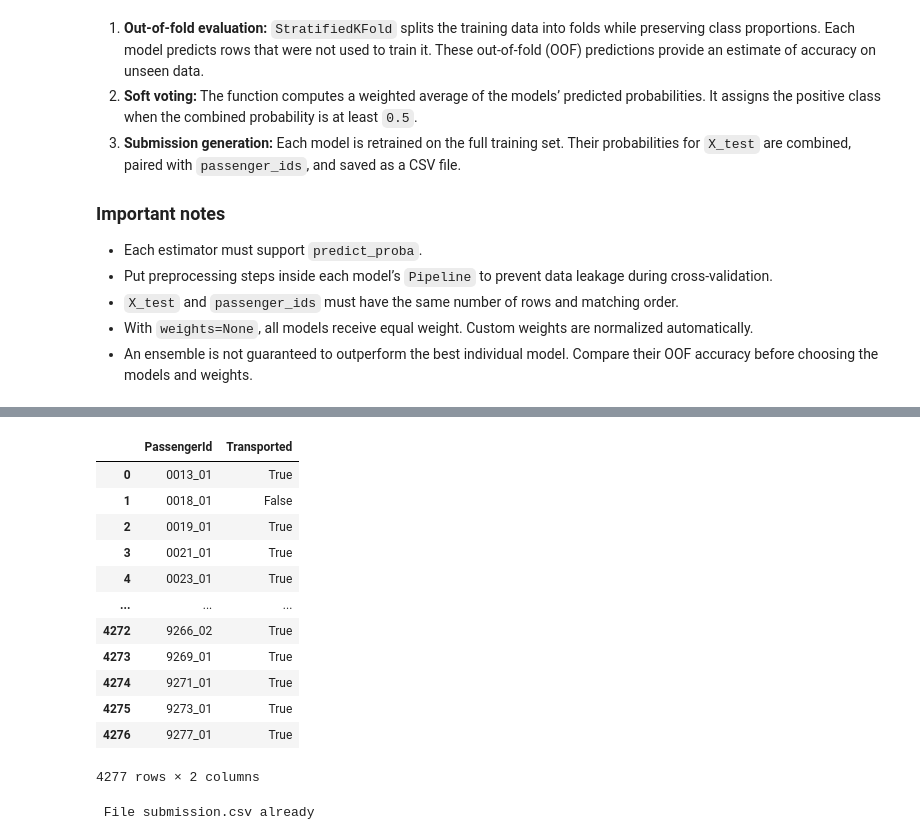
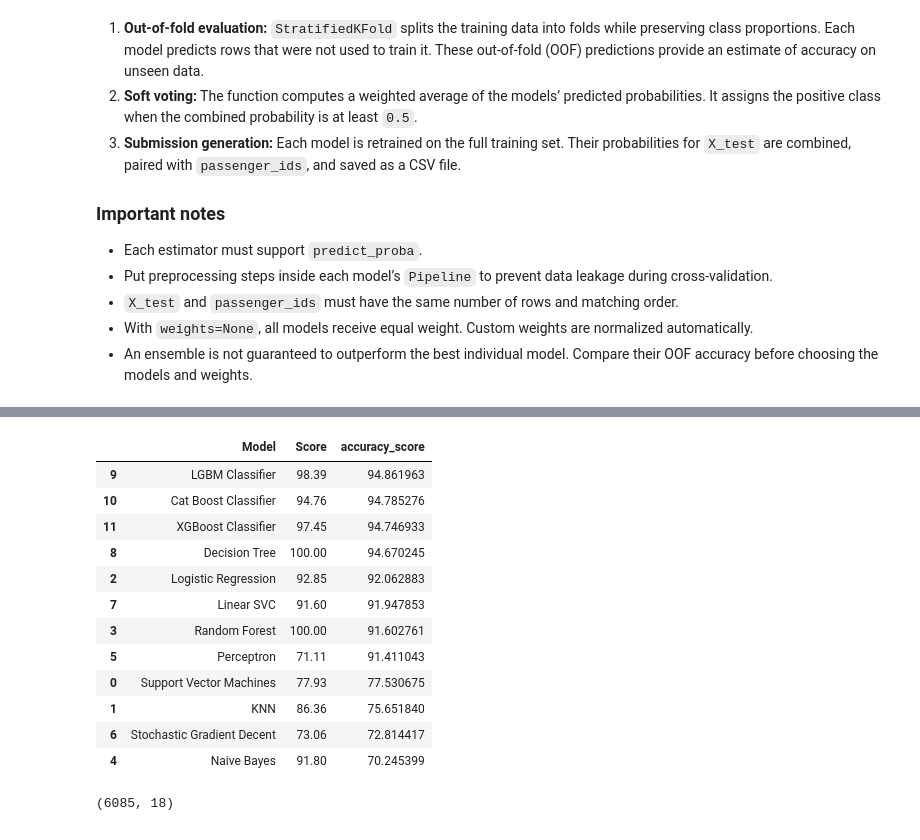
Before and after one commit to mak213k/Analise-de-dados-feito-no-Kaggle, a Jupyter notebook: 151026_1030_Spaceship_Titanic.ipynb, the cells around one changed output, grey strips where cells are left out. Cells and saved outputs as stored; diff of their text form; code cells hidden in the pictures.

```diff
--- a/151026_1030_Spaceship_Titanic.ipynb
+++ b/151026_1030_Spaceship_Titanic.ipynb
@@ -1952,7 +1869,7 @@ MAE (Your approach):
 # %%
 
 ##
-linear_svc = LinearSVC(max_iter=120000)
+linear_svc = LinearSVC(max_iter=480000)
 linear_svc.fit(X_train_split, Y_train_split)
 Y_pred = linear_svc.predict(X_valid)
 
@@ -2738,16 +2305,0 @@ Name: Transported, Length: 4277, dtype: object
-# %%
-submission
-# %% [output]
-|  | PassengerId | Transported |
-| 0 | 0013_01 | True |
-| 1 | 0018_01 | False |
-| 2 | 0019_01 | True |
-| 3 | 0021_01 | True |
-| 4 | 0023_01 | True |
-| ... | ... | ... |
-| 4272 | 9266_02 | True |
-| 4273 | 9269_01 | True |
-| 4274 | 9271_01 | True |
-| 4275 | 9273_01 | True |
-| 4276 | 9277_01 | True |
-4277 rows × 2 columns
@@ -2762,6 +2306,31 @@ submission
-# %%
-submission.to_csv("submission.csv", index=False)
-
-print(" File submission.csv already ")
-# %% [output]
- File submission.csv already
+# %%
+## Final table with algorithms, score and absolute mean error
+models = pd.DataFrame({
+    'Model': ['Support Vector Machines', 'KNN', 'Logistic Regression',
+              'Random Forest', 'Naive Bayes', 'Perceptron',
+              'Stochastic Gradient Decent', 'Linear SVC',
+              'Decision Tree','LGBM Classifier','Cat Boost Classifier','XGBoost Classifier'],
+    'Score': [acc_svc_score, acc_knn_score, acc_log_score,
+              acc_random_forest_score, acc_gaussian_score, acc_perceptron_score,
+              acc_sgd_score, acc_linear_svc_score, acc_decision_tree_score,lgbm_Classifier_score,
+              catboost_classifier_score,xgbboost_classifier_score],
+'accuracy_score' : [svc_accuracy_score,knn_accuracy_score,lr_accuracy_score,
+                    gaussian_accuracy_score,perceptron_accuracy_score,
+                    linear_svc_accuracy_score,sgd_accuracy_score,dt_accuracy_score,
+                   rf_accuracy_score,lgbm_accuracy_score,catboost_accuracy_score,
+                    xgbboost_accuracy_score]})
+models.sort_values(by='accuracy_score', ascending=False)
+# %% [output]
+|  | Model | Score | accuracy_score |
+| 9 | LGBM Classifier | 98.39 | 94.861963 |
+| 10 | Cat Boost Classifier | 94.76 | 94.785276 |
+| 11 | XGBoost Classifier | 97.45 | 94.746933 |
+| 8 | Decision Tree | 100.00 | 94.670245 |
+| 2 | Logistic Regression | 92.85 | 92.062883 |
+| 7 | Linear SVC | 91.60 | 91.947853 |
+| 3 | Random Forest | 100.00 | 91.602761 |
+| 5 | Perceptron | 71.11 | 91.411043 |
+| 0 | Support Vector Machines | 77.93 | 77.530675 |
+| 1 | KNN | 86.36 | 75.651840 |
+| 6 | Stochastic Gradient Decent | 73.06 | 72.814417 |
+| 4 | Naive Bayes | 91.80 | 70.245399 |
@@ -2767,0 +2352,4 @@ print(" File submission.csv already ")
+# %%
+X_train_split.shape
+# %% [output]
+(6085, 18)
```
Also changed, not shown: parts of 65 cells of this notebook.
